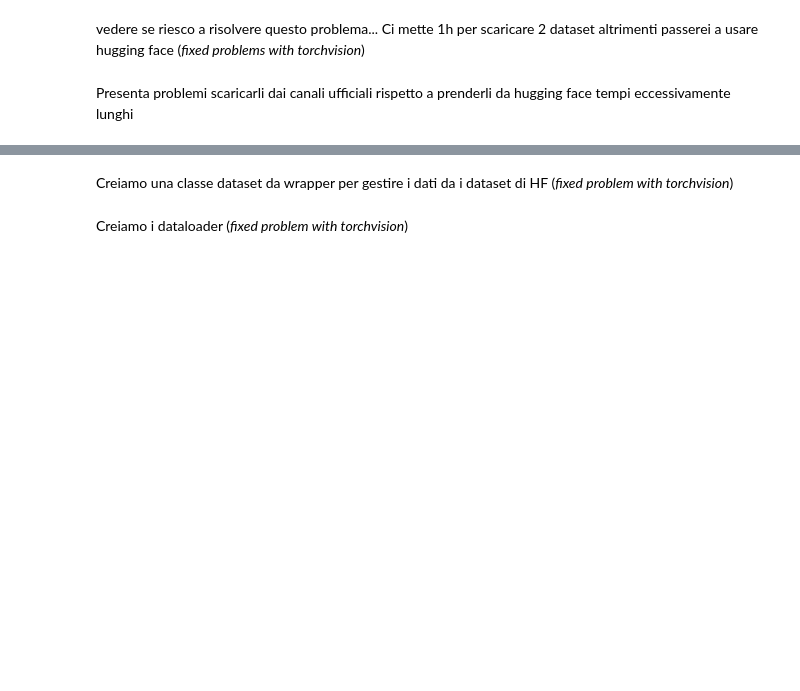
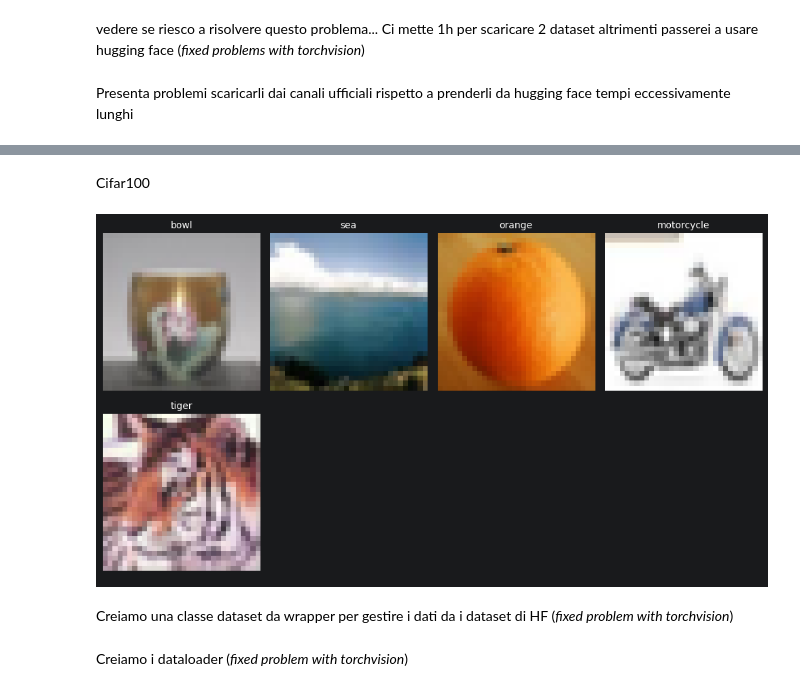
Before and after one commit to Pennelli02/DLA_Labs, a Jupyter notebook: Lab4/Lab4_OOD.ipynb, the cells around one changed output, grey strips where cells are left out. Cells and saved outputs as stored; diff of their text form; code cells hidden in the pictures; blank space fills up the shorter version.

```diff
--- a/Lab4/Lab4_OOD.ipynb
+++ b/Lab4/Lab4_OOD.ipynb
@@ -142,3 +277,9 @@ print("Cifar100", cifa100dt.class_to_idx)
+# %% [markdown]
+Cifar100
+# %%
+show_dataset_samples(cifa100dt, 5)
+# %% [output]
+[figure, added]
 # %% [markdown]
 Creiamo una classe dataset da wrapper per gestire i dati da i dataset di HF (_fixed problem with torchvision_)
 # %%
```
Also changed, not shown: parts of 26 cells of this notebook.
